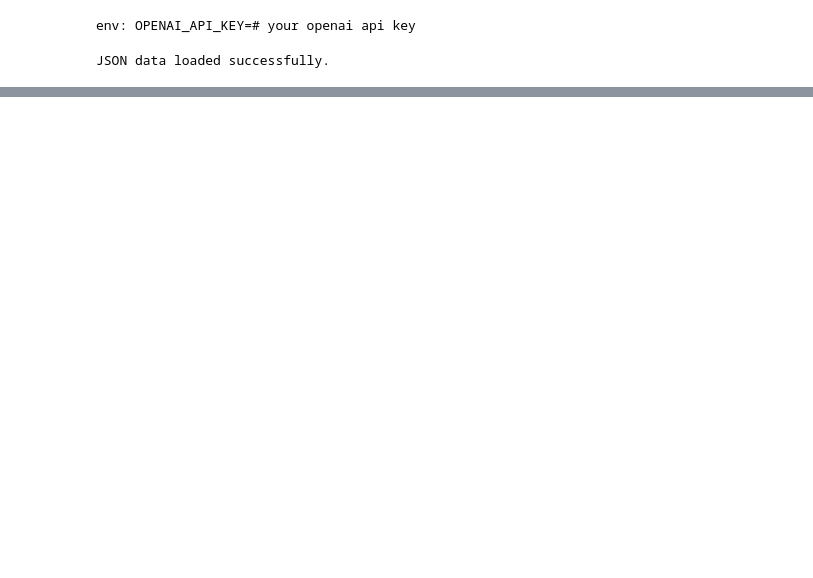
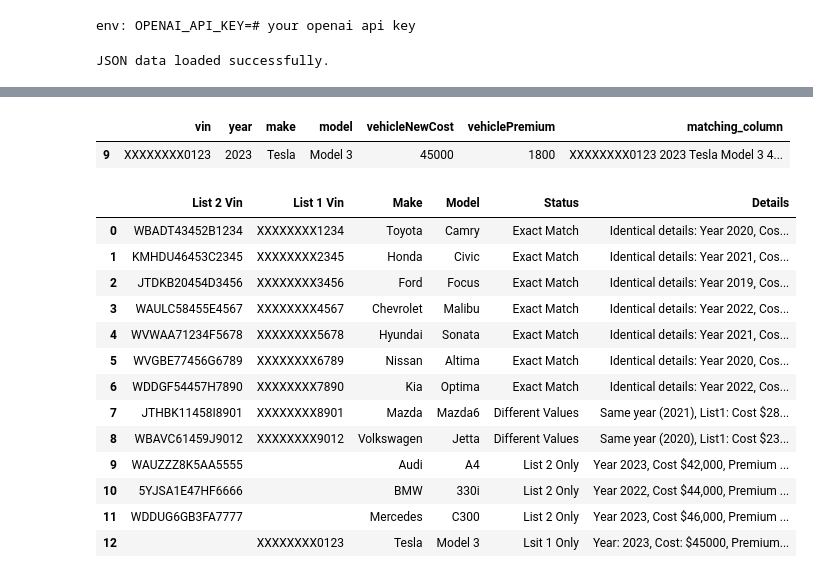
Before and after one commit to saransha/llm_based_matching, a Jupyter notebook: llm_based_matching.ipynb, the cells around one changed output, grey strips where cells are left out. Saved outputs shown, nothing was run; the diff lists cells and outputs as text; code cells hidden in the pictures; blank space fills up the shorter version.

```diff
--- a/llm_based_matching.ipynb
+++ b/llm_based_matching.ipynb
@@ -124,16 +124,16 @@ for i in range(len(df2)):
 
   Example for exact match:
   input: 'WBADT43452B1234 2020 Toyota Camry 25000 1200', ['XXXXXXXX1234 2020 Toyota Camry 25000 1200', 'XXXXXXXX2345 2021 Honda Civic 22000 1100', 'XXXXXXXX0123 2023 Tesla Model 3 45000 1800']
-  output: { 'List 2 Vin' : 'WBADT43452B1234', 'Make' : 'Toyota', Model : 'Camry', 'List 1 Vin' : 'XXXXXXXX1234','Status': 'Exact Match' ,'Details: 'Identical details: Year 2020, Cost $25,000, Premium $1,200' }
+  output: { 'List 2 Vin' : 'WBADT43452B1234', 'List 1 Vin' : 'XXXXXXXX1234', 'Make' : 'Toyota', Model : 'Camry', 'Status': 'Exact Match' ,'Details: 'Identical details: Year 2020, Cost $25,000, Premium $1,200' }
 
   Example for Different Values:
 
   input: 'WBAVC61459J9012 2020 Volkswagen Jetta 26000 1250', ['XXXXXXXX9012 2020 Volkswagen Jetta 23000 1050', 'XXXXXXXX7890 2022 Kia Optima 26000 1250', 'XXXXXXXX1234 2020 Toyota Camry 25000 1200']
-  output: { 'List 2 Vin' : 'WBAVC61459J9012', 'Make' : 'Volkswagen', Model : 'Jetta','List 1 Vin' : 'XXXXXXXX9012', 'Status': 'Different Values', 'Details: 'Same year (2020), List1: Cost $23,000/Premium $1,050, List2: Cost $26,000/Premium $1,250' }
+  output: { 'List 2 Vin' : 'WBAVC61459J9012', 'List 1 Vin' : 'XXXXXXXX9012', 'Make' : 'Volkswagen', Model : 'Jetta', 'Status': 'Different Values', 'Details: 'Same year (2020), List1: Cost $23,000/Premium $1,050, List2: Cost $26,000/Premium $1,250' }
 
   Example for No Match:
   input: {'WAUZZZ8K5AA5555 2023 Audi A4 42000 1900', ['XXXXXXXX8901 2021 Mazda Mazda6 28000 1400', 'XXXXXXXX5678 2021 Hyundai Sonata 24000 1150', 'XXXXXXXX7890 2022 Kia Optima 26000 1250']}
-  output: { 'List 2 Vin' : 'WAUZZZ8K5AA5555', 'Make' : 'Audi', Model : 'A4', 'List 1 Vin' : '', 'Status': 'No Match', 'Details: 'Year 2023, Cost $42,000, Premium $1,900' }
+  output: { 'List 2 Vin' : 'WAUZZZ8K5AA5555', 'List 1 Vin' : '', 'Make' : 'Audi', Model : 'A4', 'Status': 'No Match', 'Details: 'Year 2023, Cost $42,000, Premium $1,900' }
 
   """
       },
@@ -165,0 +150,3 @@ pd.DataFrame(out_list)
+# %%
+out = pd.DataFrame(out_list)
+out['Status'] = out['Status'].replace('No Match', 'List 2 Only')
@@ -165,0 +169,37 @@ pd.DataFrame(out_list)
+# %%
+df1_only =df1[~df1['vin'].isin(out['List 1 Vin'])]
+df1_only
+# %% [output]
+|  | vin | year | make | model | vehicleNewCost | vehiclePremium | matching_column |
+| 9 | XXXXXXXX0123 | 2023 | Tesla | Model 3 | 45000 | 1800 | XXXXXXXX0123 2023 Tesla Model 3 4... |
+# %%
+new_rows = []
+for _, item in df1_only.iterrows():
+    new_row = {
+    'List 2 Vin': '',
+    'Make': item['make'],
+    'Model': item['model'],
+    'List 1 Vin':  item['vin'],
+    'Status': 'Lsit 1 Only',
+    'Details': f"Year: {item['year']}, Cost: ${item['vehicleNewCost']}, Premium: ${item['vehiclePremium']}"
+    }
+    new_rows.append(new_row)
+
+final_df = pd.concat([out, pd.DataFrame(new_rows)], ignore_index=True)
+# %%
+final_df
+# %% [output]
+|  | List 2 Vin | List 1 Vin | Make | Model | Status | Details |
+| 0 | WBADT43452B1234 | XXXXXXXX1234 | Toyota | Camry | Exact Match | Identical details: Year 2020, Cos... |
+| 1 | KMHDU46453C2345 | XXXXXXXX2345 | Honda | Civic | Exact Match | Identical details: Year 2021, Cos... |
+| 2 | JTDKB20454D3456 | XXXXXXXX3456 | Ford | Focus | Exact Match | Identical details: Year 2019, Cos... |
+| 3 | WAULC58455E4567 | XXXXXXXX4567 | Chevrolet | Malibu | Exact Match | Identical details: Year 2022, Cos... |
+| 4 | WVWAA71234F5678 | XXXXXXXX5678 | Hyundai | Sonata | Exact Match | Identical details: Year 2021, Cos... |
+| 5 | WVGBE77456G6789 | XXXXXXXX6789 | Nissan | Altima | Exact Match | Identical details: Year 2020, Cos... |
+| 6 | WDDGF54457H7890 | XXXXXXXX7890 | Kia | Optima | Exact Match | Identical details: Year 2022, Cos... |
+| 7 | JTHBK11458I8901 | XXXXXXXX8901 | Mazda | Mazda6 | Different Values | Same year (2021), List1: Cost $28... |
+| 8 | WBAVC61459J9012 | XXXXXXXX9012 | Volkswagen | Jetta | Different Values | Same year (2020), List1: Cost $23... |
+| 9 | WAUZZZ8K5AA5555 |  | Audi | A4 | List 2 Only | Year 2023, Cost $42,000, Premium ... |
+| 10 | 5YJSA1E47HF6666 |  | BMW | 330i | List 2 Only | Year 2022, Cost $44,000, Premium ... |
+| 11 | WDDUG6GB3FA7777 |  | Mercedes | C300 | List 2 Only | Year 2023, Cost $46,000, Premium ... |
+| 12 |  | XXXXXXXX0123 | Tesla | Model 3 | Lsit 1 Only | Year: 2023, Cost: $45000, Premium... |
```
Also changed, not shown: parts of 2 cells of this notebook.
